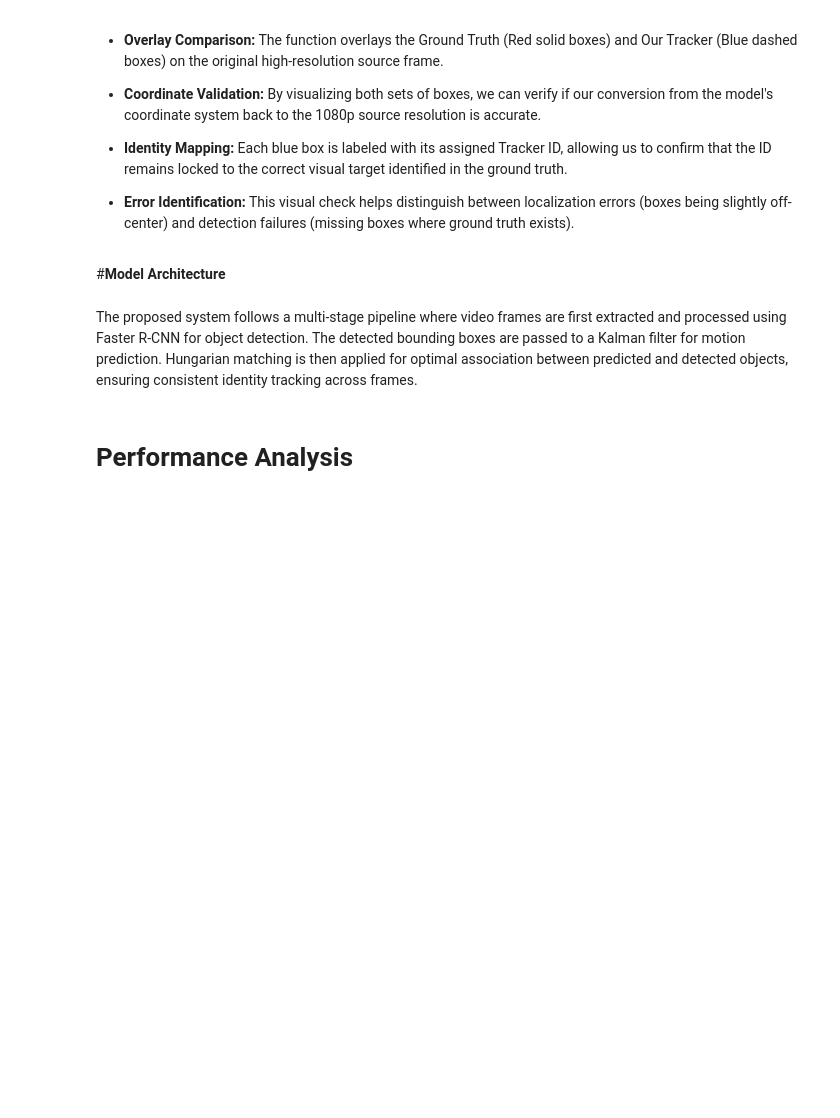
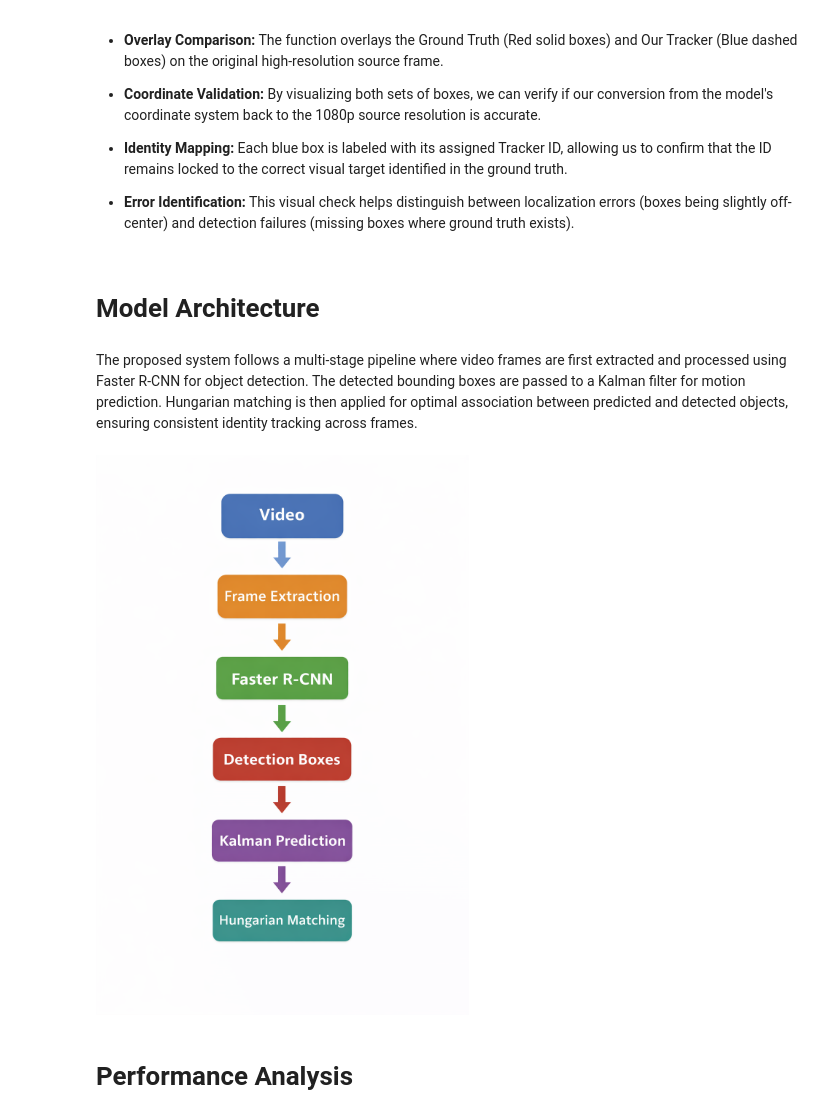
Before and after one commit to cseniteshkumar/bitsMtech_CV_Assignment_2, a Jupyter notebook: CV_Assignment2_Group45_Problem3_V2.ipynb, the cells around one changed output. Cells and saved outputs as stored; diff of their text form; code cells hidden in the pictures; blank space fills up the shorter version.

```diff
--- a/CV_Assignment2_Group45_Problem3_V2.ipynb
+++ b/CV_Assignment2_Group45_Problem3_V2.ipynb
@@ -903,12 +937,15 @@ def audit_spatial_alignment(frame_idx, history, gt_path, img_dir):
 
 audit_spatial_alignment(100, global_tracking_history, gt_path, sequence_dir_img)
 # %% [markdown]
-#**Model Architecture**
+# **Model Architecture**
 # %% [markdown]
 The proposed system follows a multi-stage pipeline where video frames are first extracted and processed using Faster R-CNN for object detection. The detected bounding boxes are passed to a Kalman filter for motion prediction. Hungarian matching is then applied for optimal association between predicted and detected objects, ensuring consistent identity tracking across frames.
 # %%
-output.no_vertical_scroll()
-display(Image('/content/sample_data/Architecture Diagram.png'))
+# output.no_vertical_scroll()
+# display(Image('/content/sample_data/Architecture Diagram.png'))
+display(Image('Architecture Diagram.png'))
+# %% [output]
+[figure, added]
 # %% [markdown]
 # **Performance Analysis**
 # %% [markdown]
```
Also changed, not shown: parts of 13 cells of this notebook, 1 other file.
